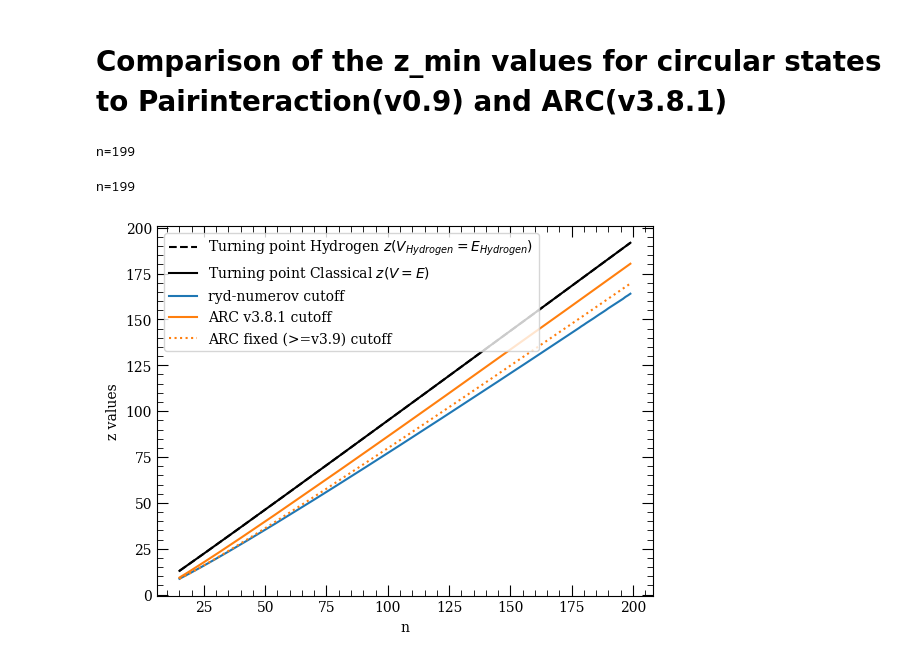
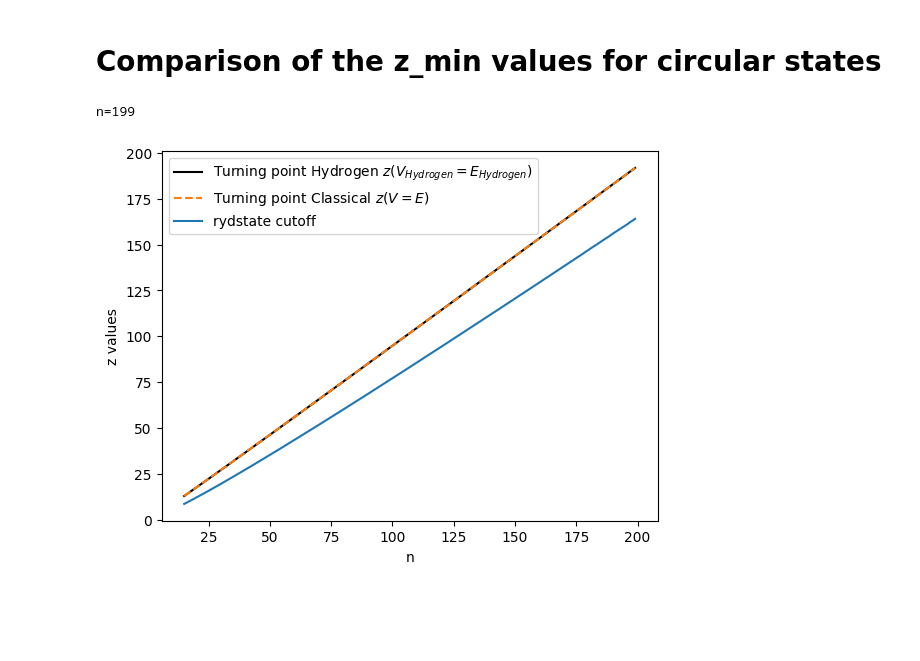
Before and after one commit to pairinteraction/rydstate, a Jupyter notebook: docs/examples/comparisons/compare_z_min_cutoff.ipynb, the cells around one changed output. Drawn from its saved outputs; the diff is of its cells as text; code cells hidden in the pictures; blank space fills up the shorter version.

Commit message:
remove old comparisons

```diff
--- a/docs/examples/comparisons/compare_z_min_cutoff.ipynb
+++ b/docs/examples/comparisons/compare_z_min_cutoff.ipynb
@@ -1,4 +1,4 @@
 # %% [markdown]
-# Comparison of the z_min values for circular states to Pairinteraction(v0.9) and ARC(v3.8.1)
+# Comparison of the z_min values for circular states
 # %%
 import matplotlib.pyplot as plt
@@ -34,50 +33,29 @@ for qn in qn_list:
     z_i_dict["rydstate cutoff"].append(state.radial.wavefunction.grid.z_min)
 # %% [output]
 n=199
-# %%
-import arc
-import arc_fixed
-
-atom = arc.Rubidium87()
-
-z_i_dict["ARC v3.8.1 cutoff"] = []
-z_i_dict["ARC fixed (>=v3.9) cutoff"] = []
-for use_fixed_arc in [False, True]:
-    key = "ARC fixed (>=v3.9) cutoff" if use_fixed_arc else "ARC v3.8.1 cutoff"
-    for qn in qn_list:
-        print(f"n={qn[0]}", end="\r")
-        r, psi_r = arc_fixed.radialWavefunction(atom, *qn, use_fixed_arc=use_fixed_arc)
-        arg_r_min = np.argwhere(psi_r != 0).flatten()[0]
-        r_min = r[arg_r_min]
-        z_min = np.sqrt(r_min)
-        z_i_dict[key].append(z_min)
-# %% [output]
-n=199
 # %%
 fig, ax = plt.subplots()
 
 labels = {
     "classical": "Turning point Classical $z(V=E)$",
     "hydrogen": r"Turning point Hydrogen $z(V_{Hydrogen}=E_{Hydrogen})$",
 }
 linestyles = {
-    "classical": "-",
-    "hydrogen": "--",
-    "ARC fixed (>=v3.9) cutoff": ":",
+    "classical": "--",
+    "hydrogen": "-",
 }
 colors = {
     "rydstate cutoff": "C0",
-    "ARC v3.8.1 cutoff": "C1",
-    "ARC fixed (>=v3.9) cutoff": "C1",
+    "classical": "C1",
 }
 
 for key, values in z_i_dict.items():
     ax.plot(n_list, values, ls=linestyles.get(key, "-"), color=colors.get(key, "k"), label=labels.get(key, key))
 
 ax.set_xlabel("n")
 ax.set_ylabel("z values")
 
 ax.legend()
 plt.show()
 # %% [output]
-[figure, old version]
+[figure, new version]
```
Also changed, not shown: parts of 1 cell of this notebook, 6 other files.
